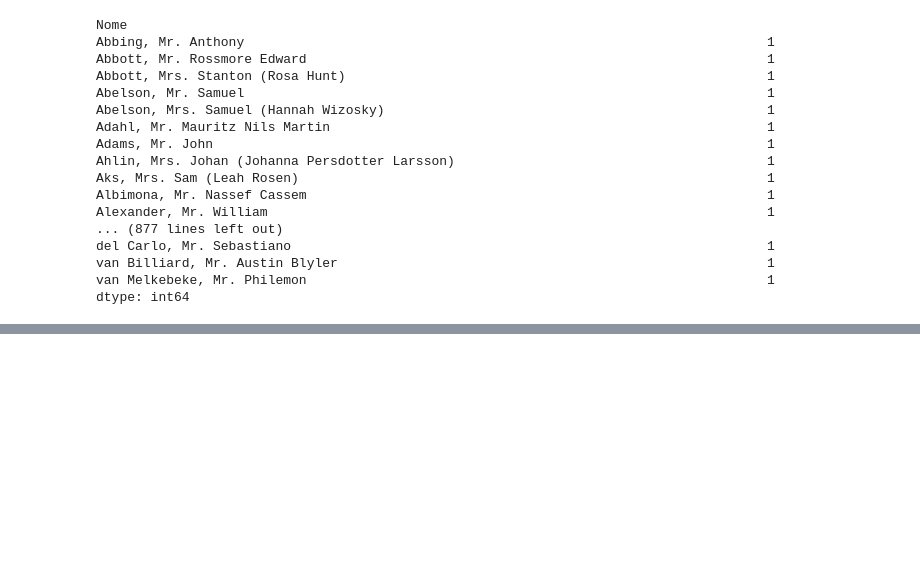
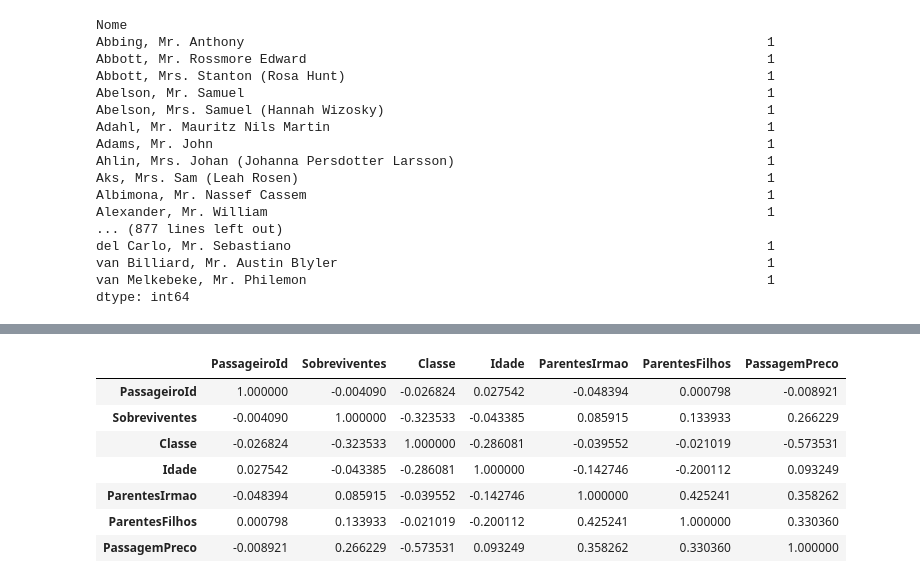
Before and after one commit to silvanopessoa/titanic, a Jupyter notebook: titanic-datamunging.ipynb, the cells around one changed output, grey strips where cells are left out. Cells and saved outputs as stored; diff of their text form; code cells hidden in the pictures; blank space fills up the shorter version.

```diff
--- a/titanic-datamunging.ipynb
+++ b/titanic-datamunging.ipynb
@@ -836,0 +851,12 @@ dtype: int64
+# %%
+### kendall
+train.corr(method = 'kendall')
+# %% [output]
+|  | PassageiroId | Sobreviventes | Classe | Idade | ParentesIrmao | ParentesFilhos | PassagemPreco |
+| PassageiroId | 1.000000 | -0.004090 | -0.026824 | 0.027542 | -0.048394 | 0.000798 | -0.008921 |
+| Sobreviventes | -0.004090 | 1.000000 | -0.323533 | -0.043385 | 0.085915 | 0.133933 | 0.266229 |
+| Classe | -0.026824 | -0.323533 | 1.000000 | -0.286081 | -0.039552 | -0.021019 | -0.573531 |
+| Idade | 0.027542 | -0.043385 | -0.286081 | 1.000000 | -0.142746 | -0.200112 | 0.093249 |
+| ParentesIrmao | -0.048394 | 0.085915 | -0.039552 | -0.142746 | 1.000000 | 0.425241 | 0.358262 |
+| ParentesFilhos | 0.000798 | 0.133933 | -0.021019 | -0.200112 | 0.425241 | 1.000000 | 0.330360 |
+| PassagemPreco | -0.008921 | 0.266229 | -0.573531 | 0.093249 | 0.358262 | 0.330360 | 1.000000 |
```
Also changed, not shown: parts of 7 cells of this notebook.
